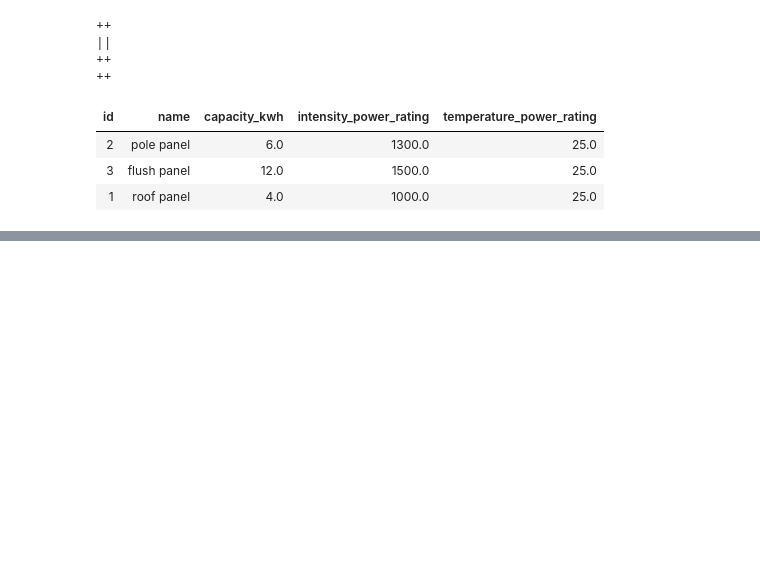
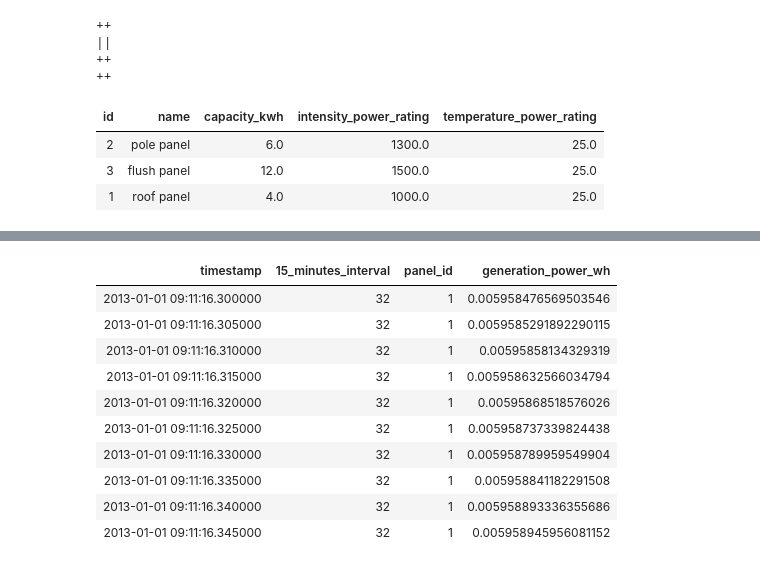
Before and after one commit to eslamdyab21/SolarX-Lakehouse, a Jupyter notebook: notebooks/wh_etl.ipynb, the cells around one changed output, grey strips where cells are left out. Cells and saved outputs as stored; diff of their text form; code cells hidden in the pictures; blank space fills up the shorter version.

```diff
--- a/notebooks/wh_etl.ipynb
+++ b/notebooks/wh_etl.ipynb
@@ -905,0 +949,16 @@ SELECT * FROM SolarX_WH.dim_solar_panel
+# %%
+%%sql
+
+SELECT * FROM SolarX_Raw_Transactions.solar_panel_readings LIMIT 10
+# %% [output]
+| timestamp | 15_minutes_interval | panel_id | generation_power_wh |
+| 2013-01-01 09:11:16.300000 | 32 | 1 | 0.005958476569503546 |
+| 2013-01-01 09:11:16.305000 | 32 | 1 | 0.0059585291892290115 |
+| 2013-01-01 09:11:16.310000 | 32 | 1 | 0.00595858134329319 |
+| 2013-01-01 09:11:16.315000 | 32 | 1 | 0.005958632566034794 |
+| 2013-01-01 09:11:16.320000 | 32 | 1 | 0.00595868518576026 |
+| 2013-01-01 09:11:16.325000 | 32 | 1 | 0.005958737339824438 |
+| 2013-01-01 09:11:16.330000 | 32 | 1 | 0.005958789959549904 |
+| 2013-01-01 09:11:16.335000 | 32 | 1 | 0.005958841182291508 |
+| 2013-01-01 09:11:16.340000 | 32 | 1 | 0.005958893336355686 |
+| 2013-01-01 09:11:16.345000 | 32 | 1 | 0.005958945956081152 |
```
Also changed, not shown: parts of 15 cells of this notebook.
